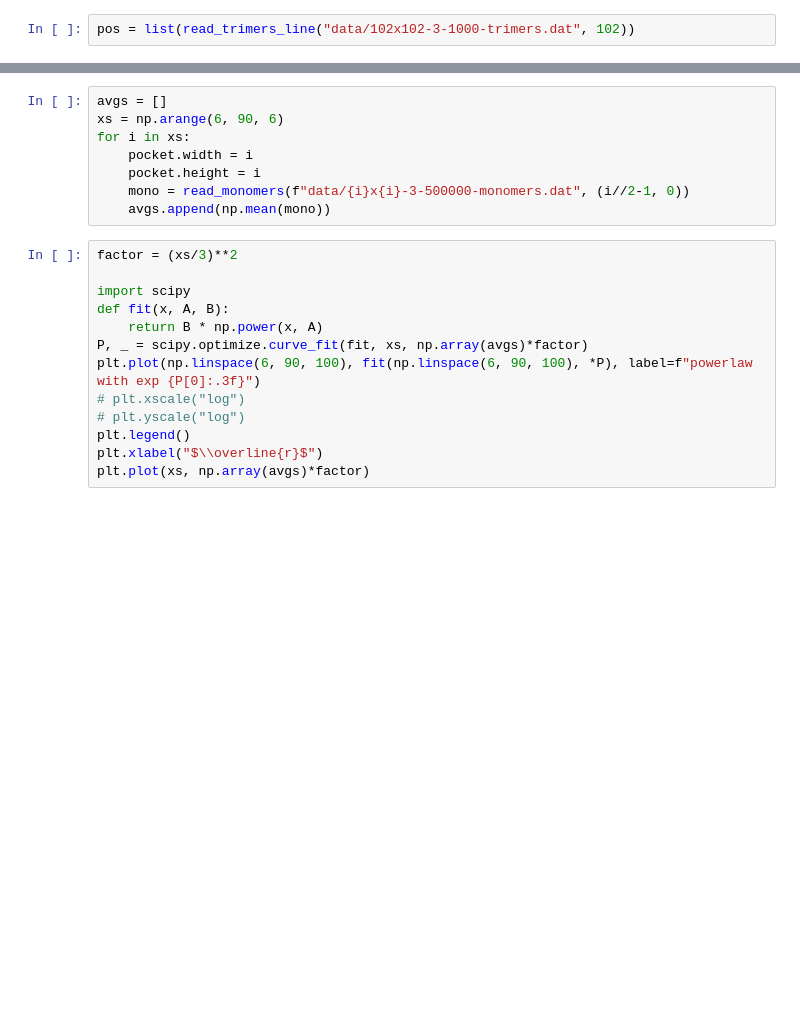
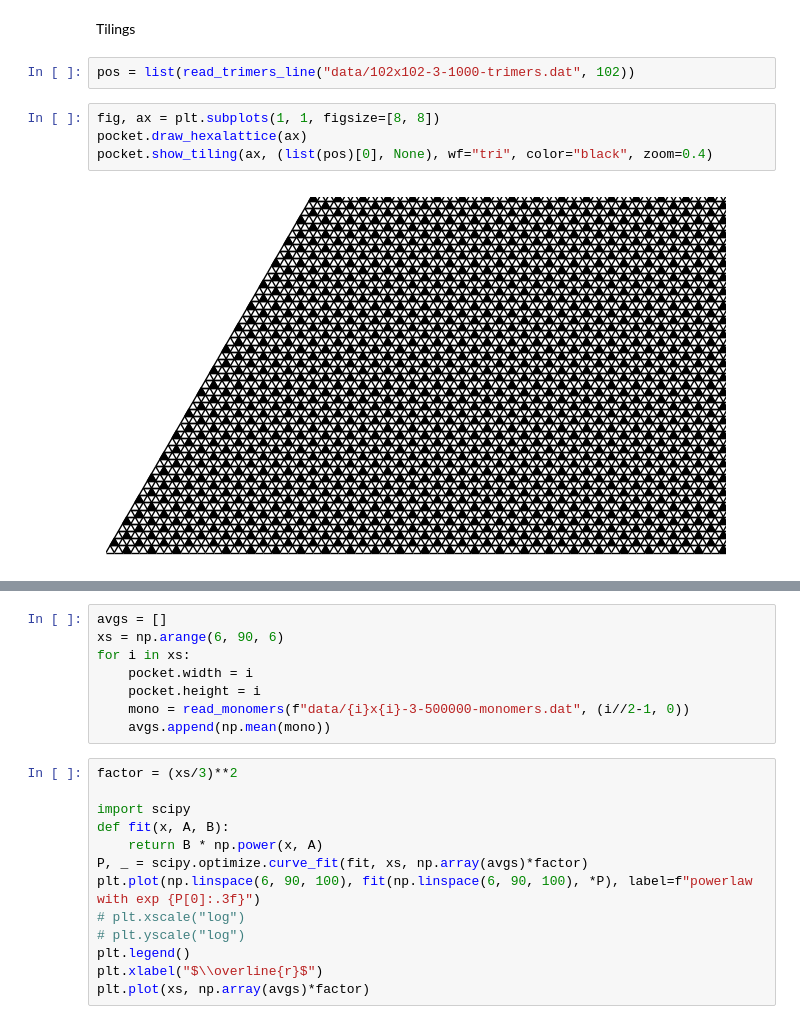
Before and after one commit to KimGroup/trimer-tbg, a Jupyter notebook: mc/pocket.ipynb, the cells around one changed output, grey strips where cells are left out. Drawn from its saved outputs; the diff is of its cells as text; blank space fills up the shorter version.

```diff
--- a/mc/pocket.ipynb
+++ b/mc/pocket.ipynb
@@ -60,2 +218,10 @@ def autocorr(vals, label=None):
+# %% [markdown]
+Tilings
 # %%
 pos = list(read_trimers_line("data/102x102-3-1000-trimers.dat", 102))
+# %%
+fig, ax = plt.subplots(1, 1, figsize=[8, 8])
+pocket.draw_hexalattice(ax)
+pocket.show_tiling(ax, (list(pos)[0], None), wf="tri", color="black", zoom=0.4)
+# %% [output]
+[figure, added]
```
Also changed, not shown: parts of 52 cells of this notebook, 2 other files.
